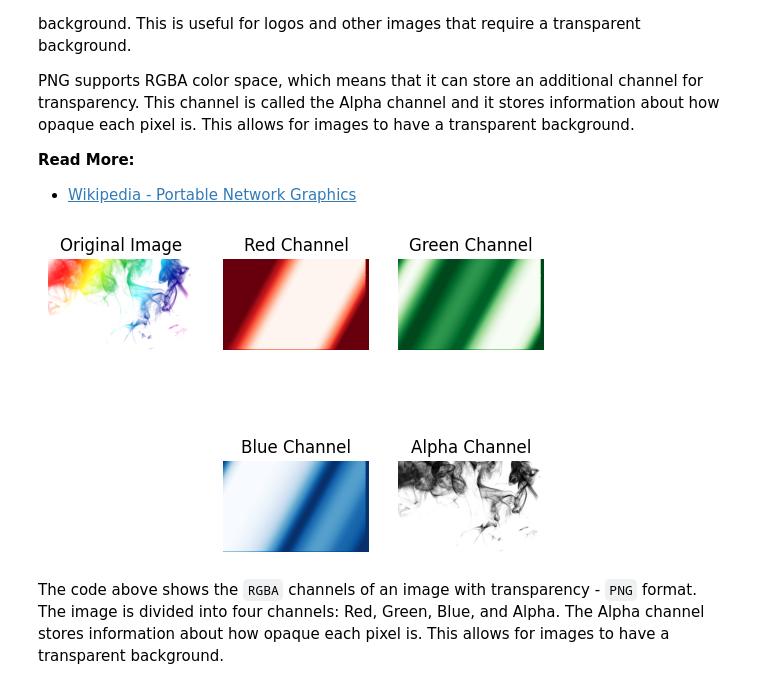
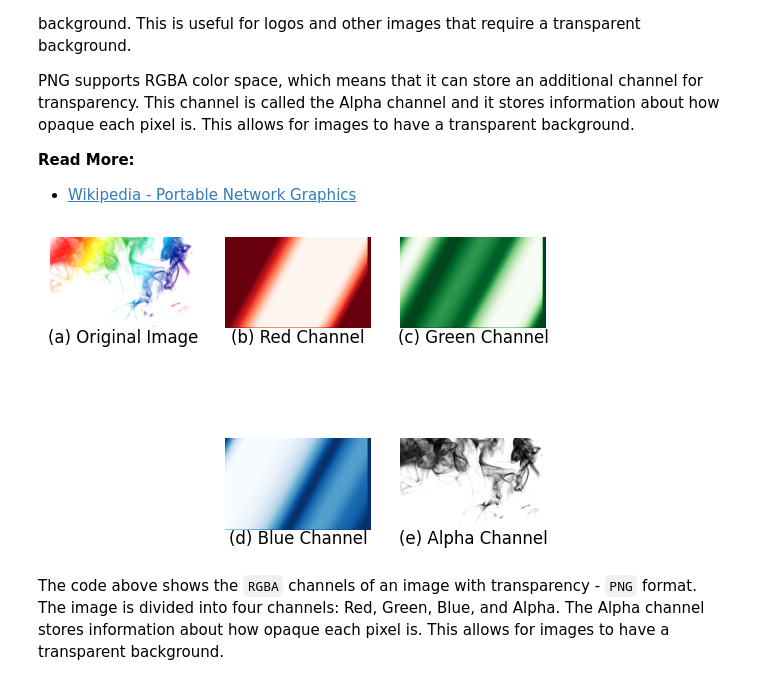
Before and after one commit to SorSU-Classroom/CS-314-Graphics-and-Visual-Computing, a Jupyter notebook: 2. Image Basics/2.3. Image Formats/2.3. Image Formats.ipynb, the cells around one changed output. Saved outputs shown, nothing was run; the diff lists cells and outputs as text; code cells hidden in the pictures.

```diff
--- a/2. Image Basics/2.3. Image Formats/2.3. Image Formats.ipynb
+++ b/2. Image Basics/2.3. Image Formats/2.3. Image Formats.ipynb
@@ -221,39 +221,39 @@ transparent_image_path = '../../assets/images/nb_rainbow_smoke.png'
 transparent_image = PIL.Image.open(transparent_image_path)
 
 # Divide the image into RGB and Alpha channels
 r, g, b, a = transparent_image.split()
 
 # Display the image
 plt.figure("RGBA Channels")
 
 plt.subplot(2, 3, 1)
 plt.imshow(transparent_image)
-plt.title('Original Image')
+plt.title(f'(a) Original Image', y=-0.25)
 plt.axis('off')
 
 plt.subplot(2, 3, 2)
 plt.imshow(r, cmap='Reds')
-plt.title('Red Channel')
+plt.title(f'(b) Red Channel', y=-0.25)
 plt.axis('off')
 
 plt.subplot(2, 3, 3)
 plt.imshow(g, cmap='Greens')
-plt.title('Green Channel')
+plt.title(f'(c) Green Channel', y=-0.25)
 plt.axis('off')
 
 plt.subplot(2, 3, 5)
 plt.imshow(b, cmap='Blues')
-plt.title('Blue Channel')
+plt.title(f'(d) Blue Channel', y=-0.25)
 plt.axis('off')
 
 plt.subplot(2, 3, 6)
 plt.imshow(a, cmap='Greys')
-plt.title('Alpha Channel')
+plt.title(f'(e) Alpha Channel', y=-0.25)
 plt.axis('off')
 
 plt.show()
 # %% [output]
-[figure, old version]
+[figure, new version]
 # %% [markdown]
 The code above shows the `RGBA` channels of an image with transparency - `PNG` format. The image is divided into four channels: Red, Green, Blue, and Alpha. The Alpha channel stores information about how opaque each pixel is. This allows for images to have a transparent background.
 # %% [markdown]
```
Also changed, not shown: parts of 3 cells of this notebook, 1 other file.
